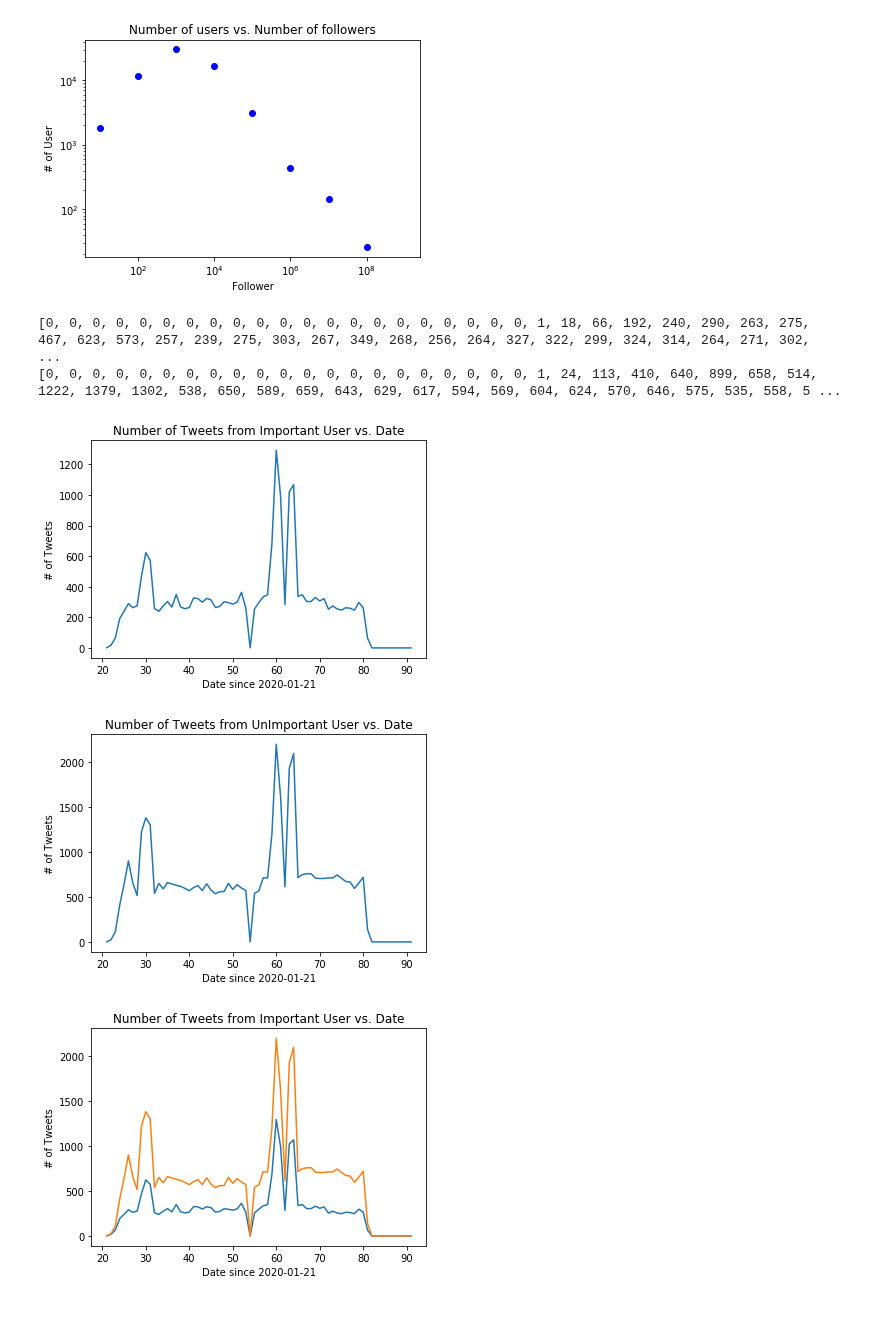
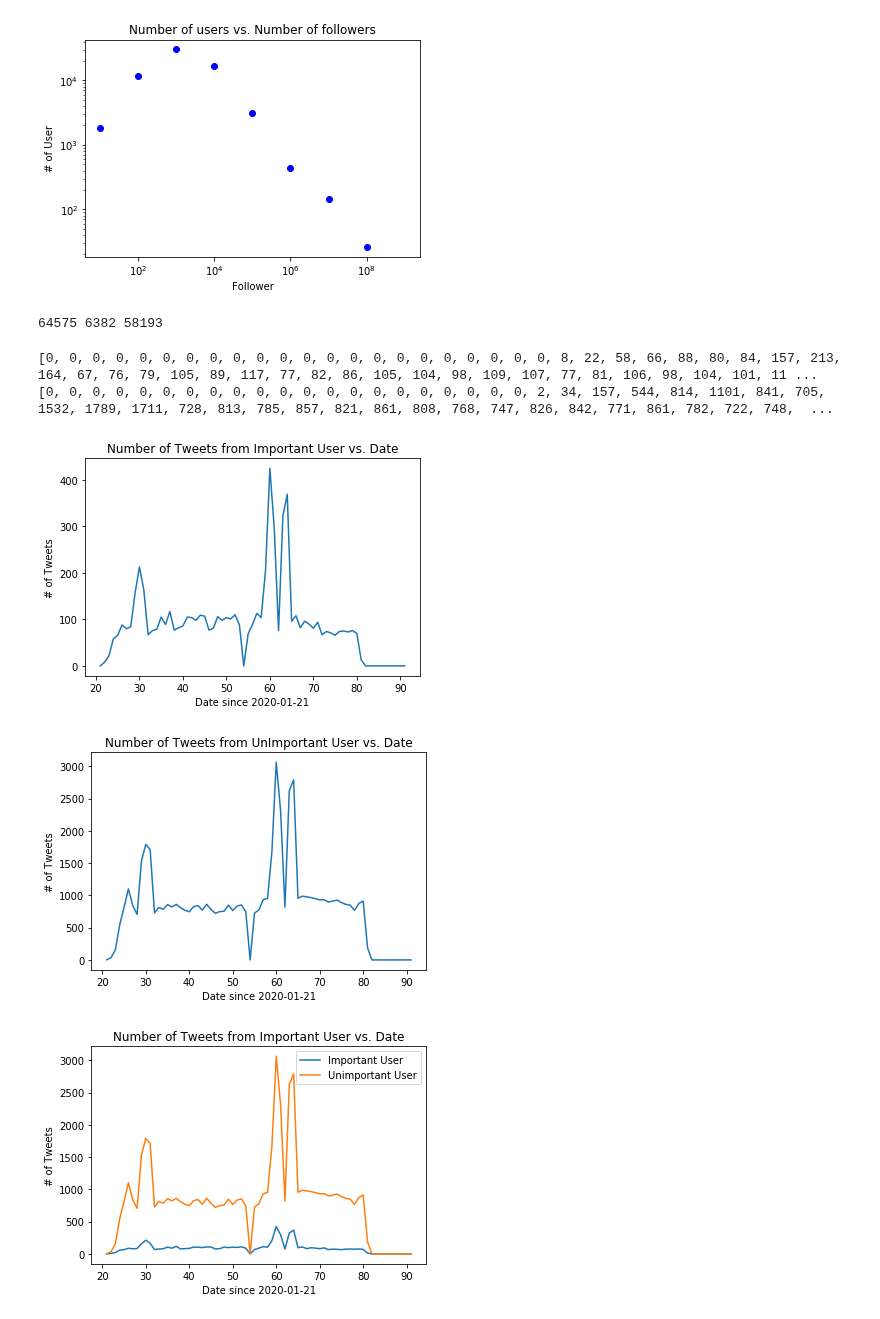
Before and after one commit to github-prathma/Spread_Of_Corona_Virus_Analysis, a Jupyter notebook: TweetRelated/Important_User_Analysis.ipynb, the cells around one changed output. Cells and saved outputs as stored; diff of their text form; code cells hidden in the pictures.

Commit message:
correct the code for important user

```diff
--- a/TweetRelated/Important_User_Analysis.ipynb
+++ b/TweetRelated/Important_User_Analysis.ipynb
@@ -31,15 +31,24 @@ plt.show()
 # %% [output]
 [figure]
 # %%
-Important = 1000
+Important = 5000
 l = ['Tweet_time','FollowerCount']
 time = df.loc[:, df.columns.isin(l)]
 t = list(time['Tweet_time'])
 f_count = list(time['FollowerCount'])
 res = []
+count1 = 0
+count2 = 0
 for index in range(len(t)):
     res.append((t[index],f_count[index]))
-#print(res)
+    if f_count[index] > 5000:
+        count1 += 1
+    else:
+        count2 += 1
+
+print(len(res), count1, count2)
+# %% [output]
+64575 6382 58193
 # %%
 important_user = [0]* 92
 unimportant_user = [0] * 92
@@ -58,8 +67,8 @@ for val in res:
 print(important_user)
 print(unimportant_user)
 # %% [output]
-[0, 0, 0, 0, 0, 0, 0, 0, 0, 0, 0, 0, 0, 0, 0, 0, 0, 0, 0, 0, 0, 1, 18, 66, 192, 240, 290, 263, 275, 467, 623, 573, 257, 239, 275, 303, 267, 349, 268, 256, 264, 327, 322, 299, 324, 314, 264, 271, 302,  ...
-[0, 0, 0, 0, 0, 0, 0, 0, 0, 0, 0, 0, 0, 0, 0, 0, 0, 0, 0, 0, 0, 1, 24, 113, 410, 640, 899, 658, 514, 1222, 1379, 1302, 538, 650, 589, 659, 643, 629, 617, 594, 569, 604, 624, 570, 646, 575, 535, 558, 5 ...
+[0, 0, 0, 0, 0, 0, 0, 0, 0, 0, 0, 0, 0, 0, 0, 0, 0, 0, 0, 0, 0, 0, 8, 22, 58, 66, 88, 80, 84, 157, 213, 164, 67, 76, 79, 105, 89, 117, 77, 82, 86, 105, 104, 98, 109, 107, 77, 81, 106, 98, 104, 101, 11 ...
+[0, 0, 0, 0, 0, 0, 0, 0, 0, 0, 0, 0, 0, 0, 0, 0, 0, 0, 0, 0, 0, 2, 34, 157, 544, 814, 1101, 841, 705, 1532, 1789, 1711, 728, 813, 785, 857, 821, 861, 808, 768, 747, 826, 842, 771, 861, 782, 722, 748,  ...
 # %%
 plt.plot([x for x in range(21,92)],important_user[21:])
 plt.title("Number of Tweets from Important User vs. Date")
@@ -67,7 +76,7 @@ plt.xlabel("Date since 2020-01-21")
 plt.ylabel("# of Tweets")
 plt.show()
 # %% [output]
-[figure, old version]
+[figure, new version]
 # %%
 plt.plot([x for x in range(21,92)],unimportant_user[21:])
 plt.title("Number of Tweets from UnImportant User vs. Date")
@@ -75,13 +84,15 @@ plt.xlabel("Date since 2020-01-21")
 plt.ylabel("# of Tweets")
 plt.show()
 # %% [output]
-[figure, old version]
+[figure, new version]
 # %%
-plt.plot([x for x in range(21,92)],important_user[21:],label = "Important User")
-plt.plot([x for x in range(21,92)],unimportant_user[21:], label = "Unimportant User")
+fig, ax = plt.subplots()
+ax.plot([x for x in range(21,92)],important_user[21:],label = "Important User")
+ax.plot([x for x in range(21,92)],unimportant_user[21:], label = "Unimportant User")
+ax.legend(loc = 'upper right')
 plt.title("Number of Tweets from Important User vs. Date")
 plt.xlabel("Date since 2020-01-21")
 plt.ylabel("# of Tweets")
 plt.show()
 # %% [output]
-[figure, old version]
+[figure, new version]
```
Also changed, not shown: 2 other files.
